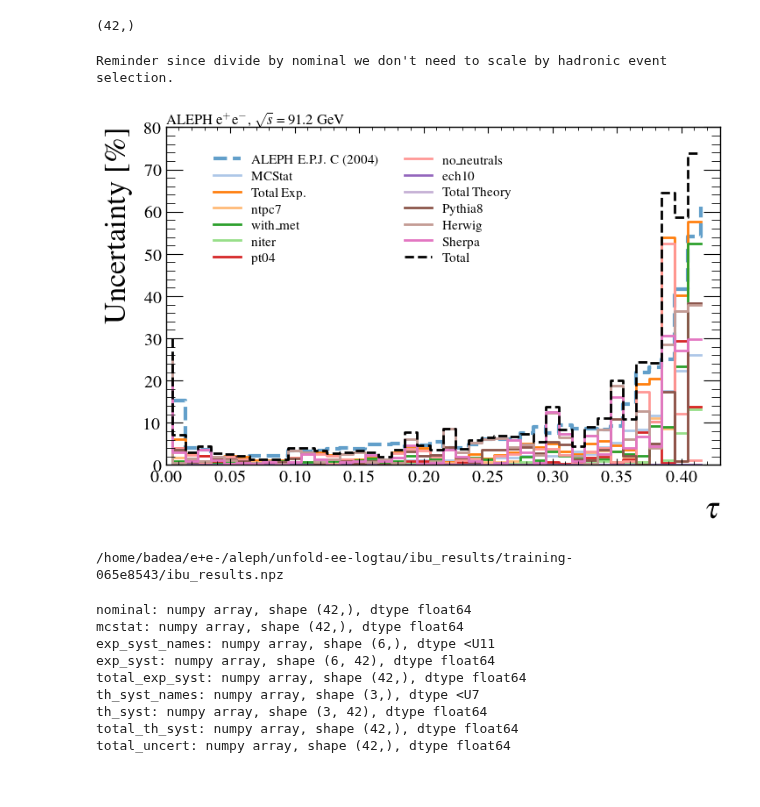
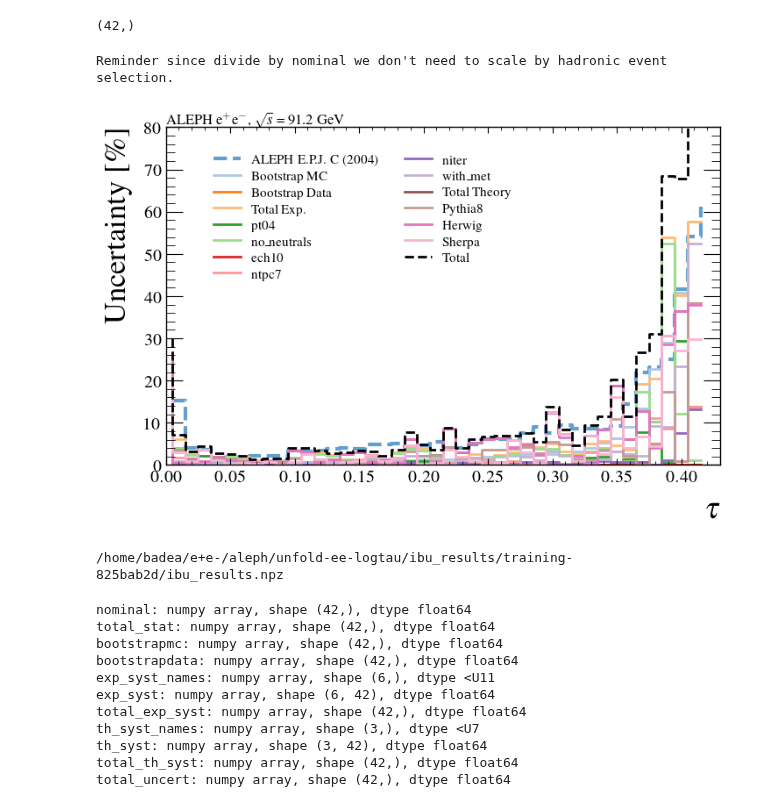
Before and after one commit to badeaa3/unfold-ee-logtau, a Jupyter notebook: Plotting/PlotIBU.ipynb, the cells around one changed output. Saved outputs shown, nothing was run; the diff lists cells and outputs as text; code cells hidden in the pictures.

Commit message:
bootstrap mc and data for IBU

```diff
--- a/Plotting/PlotIBU.ipynb
+++ b/Plotting/PlotIBU.ipynb
@@ -32,7 +32,8 @@ The autoreload extension is already loaded. To reload it, use:
   %reload_ext autoreload
 THRUST,THRUST LOW,THRUST HIGH,(1/SIG)*D(SIG)/DTHRUST,stat +,stat -,sys_1 +,sys_1 -,sys_2 +,sys_2 -
 # %%
-top_dir = "/home/badea/e+e-/aleph/unfold-ee-logtau/ibu_results/training-065e8543" # niter = 4
+# top_dir = "/home/badea/e+e-/aleph/unfold-ee-logtau/ibu_results/training-065e8543" # niter = 4
+top_dir = "/home/badea/e+e-/aleph/unfold-ee-logtau/ibu_results/training-825bab2d" # niter = 4, with bootstrap mc and data
 
 filePath = os.path.join(top_dir, "*/conf.json")
 fileList = sorted(glob.glob(filePath))
@@ -68,9 +69,11 @@ def loadWeightPaths(fileList):
         # load stat uncertainty
         if job_type == "Nominal":
 
-            # stat uncertainty
-            d["MCStat"] = {}
-            d["MCStat"]["nominal"] = np.load(os.path.join(weight_path, "ibu_phi_unc.npy"))
+            d["BootstrapMC"] = {}
+            d["BootstrapMC"]["nominal"] = np.load(os.path.join(weight_path, "ibu_phi_bootstrap_mc.npy"))
+
+            d["BootstrapData"] = {}
+            d["BootstrapData"]["nominal"] = np.load(os.path.join(weight_path, "ibu_phi_bootstrap_data.npy"))
 
             # bins
             d["Nominal"]["bins"] = np.load(os.path.join(weight_path, "bins.npy"))
@@ -154,6 +158,12 @@ axs[0].legend(ncol=1, fontsize=15, title="Closure Test", title_fontsize=15)
 plt.show()
 # %% [output]
 [figure]
+# %%
+# statistical uncertainty
+total_stat = np.sqrt(
+    w["BootstrapMC"]["nominal"]**2 +
+    w["BootstrapData"]["nominal"]**2
+)
 # %%
 # experimental systematic
 exp_syst_names = []
@@ -184,7 +194,7 @@ print(total_th_syst.shape)
 (42,)
 # %%
 total_uncert = np.sqrt(
-    w["MCStat"]["nominal"]**2 +
+    total_stat**2 +
     total_exp_syst**2 +
     total_th_syst **2
 )
@@ -204,36 +214,37 @@ color_cycle = itertools.cycle(colors)
 ax.step(aleph["aleph_midbins"], aleph["aleph_thrust_errs"] / aleph["aleph_thrust"] * 100, where='post', label="ALEPH E.P.J. C (2004)", color=next(color_cycle), linestyle="--", lw=3, alpha=0.7)
 
 # draw MC stat
-ax.step(x, w["MCStat"]["nominal"]/w["Nominal"]["nominal"]*100, label="MCStat", color=next(color_cycle))
+ax.step(x, w["BootstrapMC"]["nominal"]/w["Nominal"]["nominal"]*100, label="Bootstrap MC", color=next(color_cycle))
+ax.step(x, w["BootstrapData"]["nominal"]/w["Nominal"]["nominal"]*100, label="Bootstrap Data", color=next(color_cycle))
 
 # draw experimental
 ax.step(x, total_exp_syst/w["Nominal"]["nominal"]*100, label="Total Exp.", color=next(color_cycle))
 for name, unc in zip(exp_syst_names, exp_syst):
     ax.step(x, np.abs(unc)/w["Nominal"]["nominal"]*100, label=name, color=next(color_cycle))
 
 # draw theory
 ax.step(x, total_th_syst/w["Nominal"]["nominal"]*100, label="Total Theory", color=next(color_cycle))
 for name, unc in zip(th_syst_names, th_syst):
     ax.step(x, np.abs(unc)/w["Nominal"]["nominal"]*100, label=name, color=next(color_cycle))
 
 # draw total
 ax.step(x, total_uncert/w["Nominal"]["nominal"]*100, label="Total", color="Black", ls="--")
 
 ax.text(0, 1, r"ALEPH e$^{+}$e$^{-}$, $\sqrt{s}$ = 91.2 GeV", transform=ax.transAxes, ha='left', va='bottom', fontsize=12)
 
 ax.set_ylim(0, 80)
 # ax.set_yscale("log")
 # ax.set_ylim(5*10**-3, 2*10**3)
 ax.set_xlim(0, 0.43)
 ax.set_ylabel(r"Uncertainty [$\%$]", fontsize=25)
 ax.set_xlabel(r"$\tau$", fontsize=25)
 
 ax.legend(ncol=2, fontsize=11, bbox_to_anchor=(0.05, 0.98), loc="upper left")
 
 plt.show()
 # %% [output]
 Reminder since divide by nominal we don't need to scale by hadronic event selection.
-[figure, old version]
+[figure, new version]
 # %%
 outFileName = os.path.join(top_dir, "ibu_results.npz")
 print(outFileName)
@@ -241,8 +252,10 @@ np.savez(
     outFileName,
     # nominal result
     nominal = w["Nominal"]["nominal"],
-    # MC uncertainty from bootstrapping
-    mcstat = w["MCStat"]["nominal"],
+    # statistical uncertainty components
+    total_stat = total_stat,
+    bootstrapmc = w["BootstrapMC"]["nominal"],
+    bootstrapdata = w["BootstrapData"]["nominal"],
     # experimental systematic
     exp_syst_names = exp_syst_names,
     exp_syst = exp_syst,
@@ -255,8 +268,9 @@ np.savez(
     total_uncert = total_uncert,
 )
 # %% [output]
-/home/badea/e+e-/aleph/unfold-ee-logtau/ibu_results/training-065e8543/ibu_results.npz
+/home/badea/e+e-/aleph/unfold-ee-logtau/ibu_results/training-825bab2d/ibu_results.npz
 # %%
+d = {}
 with np.load(outFileName) as data:
     for k in data.keys():
         v = data[k]
@@ -265,9 +279,13 @@ with np.load(outFileName) as data:
             print(f"{k}: text list -> {v.tolist()}")
         else:
             print(f"{k}: numpy array, shape {v.shape}, dtype {v.dtype}")
+        # store
+        d[k] = v
 # %% [output]
 nominal: numpy array, shape (42,), dtype float64
-mcstat: numpy array, shape (42,), dtype float64
+total_stat: numpy array, shape (42,), dtype float64
+bootstrapmc: numpy array, shape (42,), dtype float64
+bootstrapdata: numpy array, shape (42,), dtype float64
 exp_syst_names: numpy array, shape (6,), dtype <U11
 exp_syst: numpy array, shape (6, 42), dtype float64
 total_exp_syst: numpy array, shape (42,), dtype float64
```
Also changed, not shown: parts of 3 cells of this notebook, 2 other files.
